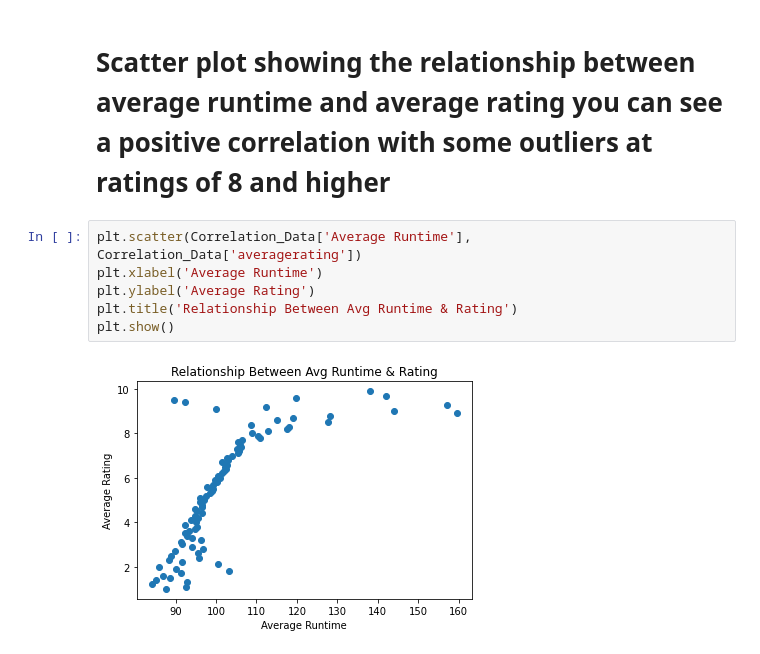
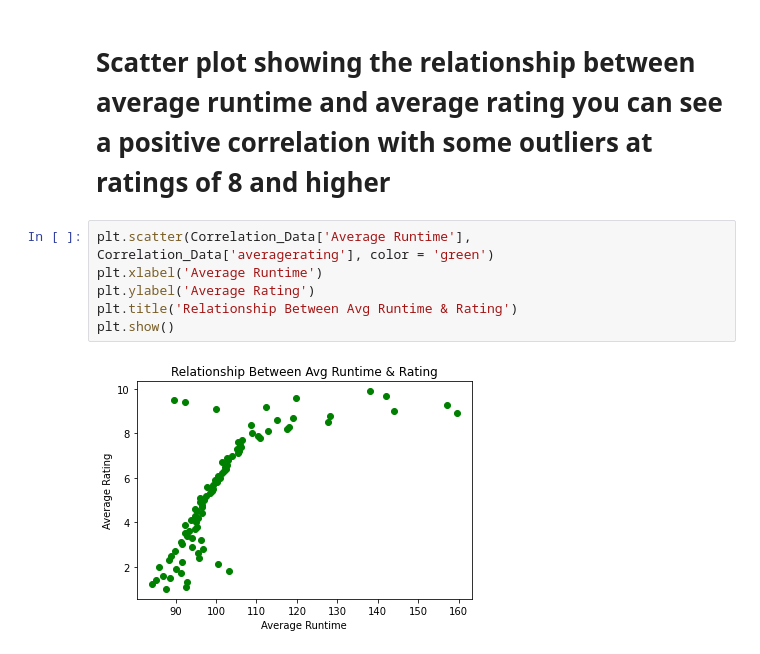
Before and after one commit to mahanabba/Pod_3_Capstone, a Jupyter notebook: neil.ipynb, the cells around one changed output. Drawn from its saved outputs; the diff is of its cells as text.

```diff
--- a/neil.ipynb
+++ b/neil.ipynb
@@ -177,10 +177,10 @@ Ttest_indResult(statistic=6.082044445100752, pvalue=3.085579539579667e-08)
 # %% [markdown]
 # Scatter plot showing the relationship between average runtime and average rating you can see a positive correlation with some outliers at ratings of 8 and higher
 # %%
-plt.scatter(Correlation_Data['Average Runtime'], Correlation_Data['averagerating'])
+plt.scatter(Correlation_Data['Average Runtime'], Correlation_Data['averagerating'], color = 'green')
 plt.xlabel('Average Runtime')
 plt.ylabel('Average Rating')
 plt.title('Relationship Between Avg Runtime & Rating')
 plt.show()
 # %% [output]
-[figure, old version]
+[figure, new version]
```
Also changed, not shown: 1 other file.
